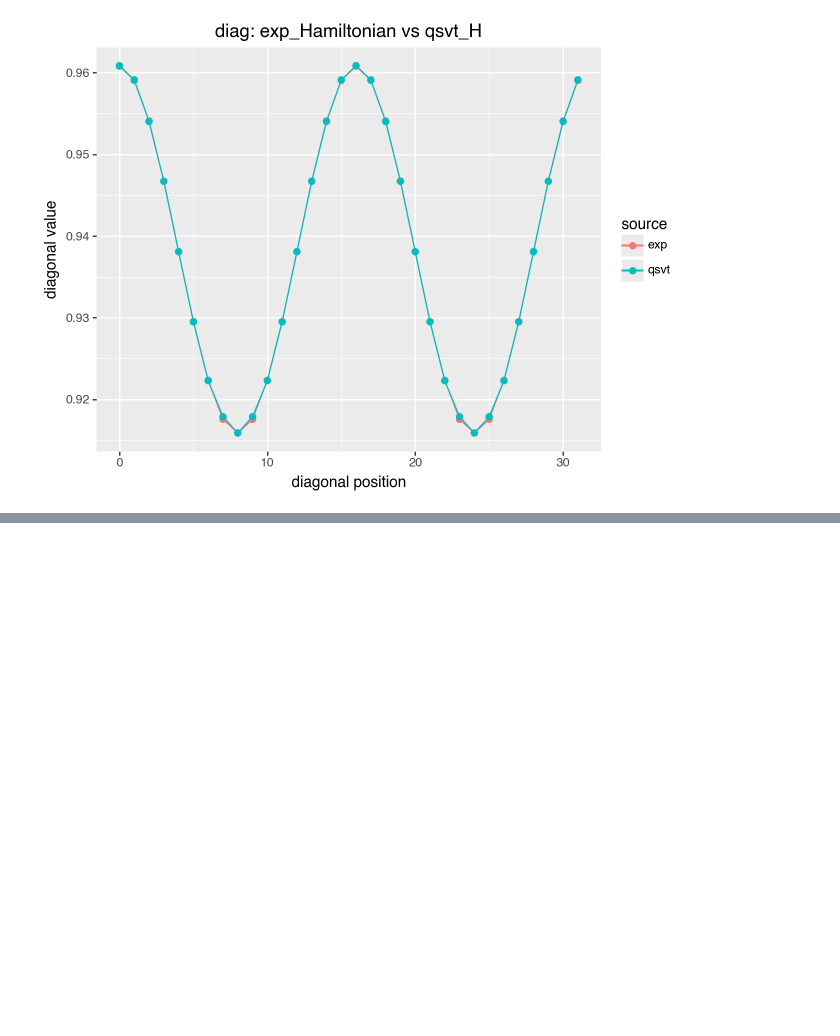
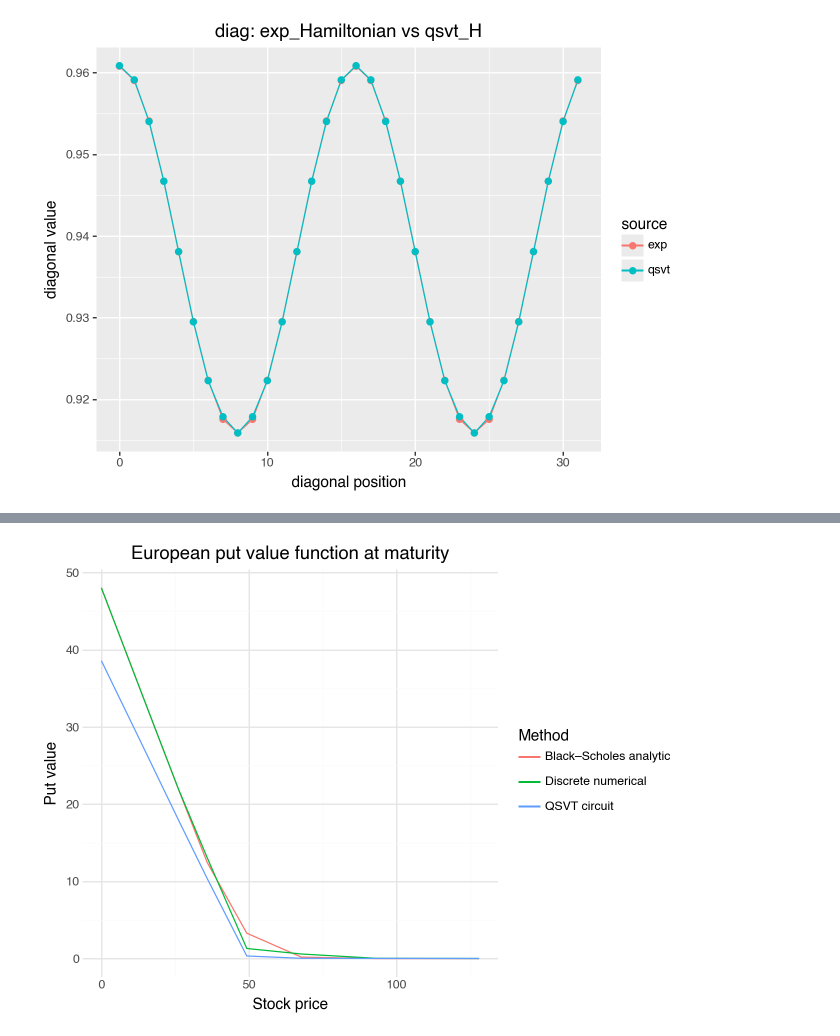
Before and after one commit to elevenwang-creator/Quantum-computing, a Jupyter notebook: HamiltonianSimulation.ipynb, the cells around one changed output, grey strips where cells are left out. Drawn from its saved outputs; the diff is of its cells as text; code cells hidden in the pictures; blank space fills up the shorter version.

Commit message:
Implement mirrored QSVT payoff preparation and comparisons

```diff
--- a/HamiltonianSimulation.ipynb
+++ b/HamiltonianSimulation.ipynb
@@ -508,7 +491,12 @@ Black-Scholes put price near S=0.16898125410079956: 47.870491
 # %%
 # III. Paper-aligned Hamiltonian simulation and ancilla post-selection
-config = BlackScholesConfig(n_qubits=5, s_max=s_max, strike=K, rate=r, volatility=sigma, maturity=T)
+config = BlackScholesConfig(n_qubits=6, s_max=s_max, strike=K, rate=r, volatility=sigma, maturity=T)
 simulator = BlackScholesSimulator(config)
+
+#spot price for the option
+spot = simulator.stock_grid[:simulator.size//2][simulator.n_max]
+
+# Simulation outcome
 result = simulator.run(time=T, spot=spot)
 print(f'grid points: {simulator.size}')
 print(f'ancilla |0> success probability: {result.success_probability:.6f}')
@@ -524,9 +517,9 @@ np.float64(108.56710932803259)
 # %%
-# Positive-momentum convention: payoff preparation → inverse QFT → even-polynomial QSVT → drift diagonal unitary → QFT → ancilla post-selection.
-qnode = simulator.pennylane_qnode(time=T, shots=None, qsvt_degree=30)
+# Positive-momentum convention: payoff → inverse QFT → H-control / QSVT-vs-conjugate / H-control → drift → QFT; post-select final control measurement 0 and FABLE ancillas 0 to select (U + U†)/2.
+qnode = simulator.pennylane_qnode(time=T, shots=None, qsvt_degree=40)
 probabilities = qnode()
 quantum_result = simulator.price_from_pennylane_probabilities(probabilities, spot=spot, time=T)
-print(f"QSVT/FABLE ancilla post-selection probability: {quantum_result.success_probability:.6f}")
+print(f"QSVT real-part/FABLE post-selection probability: {quantum_result.success_probability:.6f}")
 print(f"physical grid uses indices 0..{simulator.size // 2 - 1} of {simulator.size} total points")
 print(f"price from physical half-grid point at S={spot}: {quantum_result.price:.6f}")
 print(qp.draw(qnode)())
@@ -566,2 +559,51 @@ qre.estimate(qnode)()
 # %%
 #print(qp.draw(qp.decompose(qnode, max_expansion=10))())
+# %%
+# Compare the final put-value function on the simulator's physical half-grid.
+# Reuse the statevector probabilities from the QSVT QNode above (shots=None).
+physical_size = simulator.size // 2
+stock_values = simulator.stock_grid[:physical_size]
+config = simulator.config
+time_value = T
+
+# Black–Scholes analytic value, evaluated at exactly the same stock points.
+vol = config.volatility
+rate_value = config.rate
+strike_value = config.strike
+d1_grid = (np.log(stock_values / strike_value) + (rate_value + 0.5 * vol**2) * time_value) / (vol * np.sqrt(time_value))
+d2_grid = d1_grid - vol * np.sqrt(time_value)
+analytic_values = (
+    strike_value * np.exp(-rate_value * time_value) * np.asarray(jax.scipy.stats.norm.cdf(-d2_grid))
+    - stock_values * np.asarray(jax.scipy.stats.norm.cdf(-d1_grid))
+)
+
+# Exact discrete simulator reference and QSVT circuit result. The price at each
+# grid point is sqrt(normalization × joint post-selection probability).
+discrete_state = simulator.selected_state(time_value)
+discrete_values = np.sqrt(simulator.normalization) * np.abs(discrete_state[:physical_size])
+qsvt_joint_probabilities = np.asarray(probabilities, dtype=float)[:simulator.size]
+qsvt_values = np.sqrt(simulator.normalization * np.maximum(qsvt_joint_probabilities[:physical_size], 0.0))
+
+value_df = pl.DataFrame({
+    "Stock price": np.tile(stock_values, 3),
+    "Option value": np.concatenate([analytic_values, discrete_values, qsvt_values]),
+    "Method": (
+        ["Black–Scholes analytic"] * physical_size
+        + ["Discrete numerical"] * physical_size
+        + ["QSVT circuit"] * physical_size
+    ),
+})
+(
+    value_df
+    >> (ggplot(aes(x="Stock price", y="Option value", color="Method"))
+        + geom_line()
+        + labs(
+            title="European put value function at maturity",
+            x="Stock price",
+            y="Put value",
+            color="Method",
+        )
+        + theme_minimal())
+)
+# %% [output]
+[figure, added]
```
Also changed, not shown: parts of 11 cells of this notebook, 3 other files.
